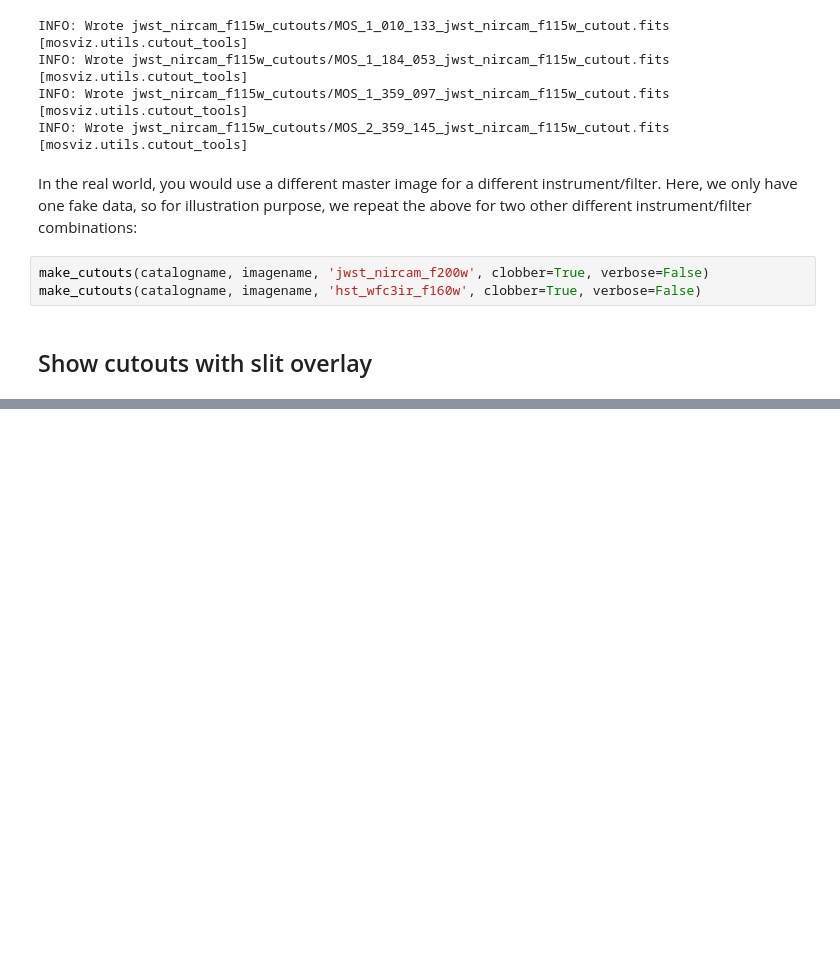
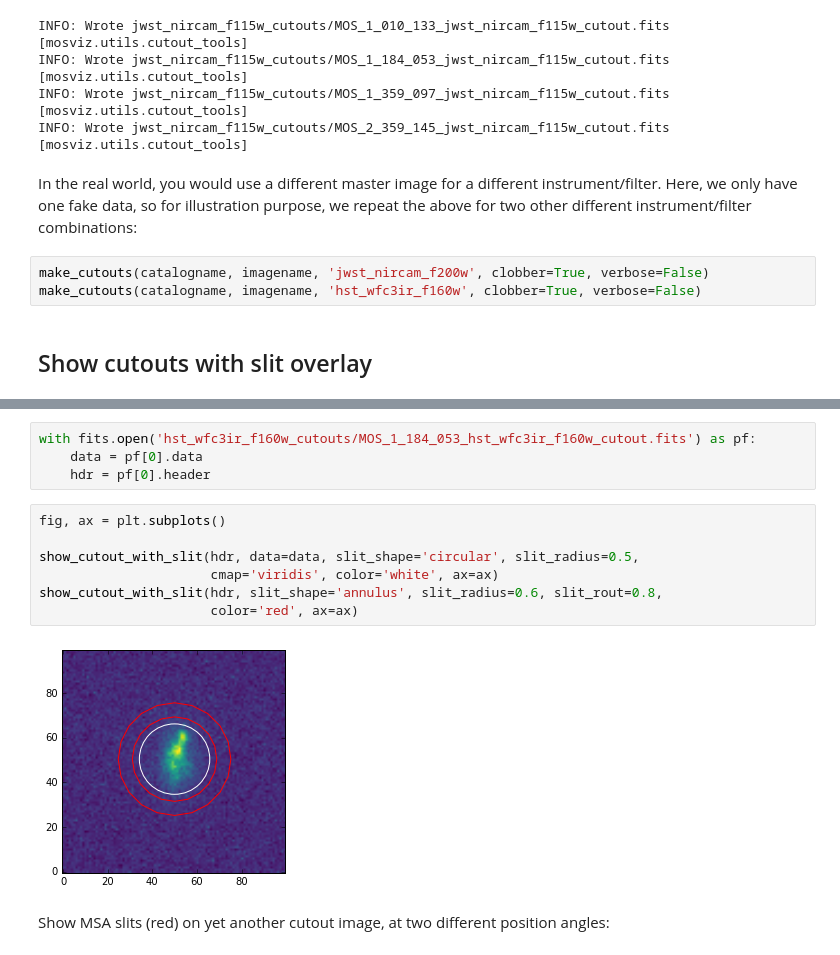
Before and after one commit to spacetelescope/mosviz, a Jupyter notebook: docs/mosviz/notebooks/make_cutouts.ipynb, the cells around one changed output, grey strips where cells are left out. Drawn from its saved outputs; the diff is of its cells as text; blank space fills up the shorter version.

```diff
--- a/docs/mosviz/notebooks/make_cutouts.ipynb
+++ b/docs/mosviz/notebooks/make_cutouts.ipynb
@@ -62,0 +64,15 @@ Plot yet another object but with a different slit appearance and save it out to
+# %%
+with fits.open('hst_wfc3ir_f160w_cutouts/MOS_1_184_053_hst_wfc3ir_f160w_cutout.fits') as pf:
+    data = pf[0].data
+    hdr = pf[0].header
+# %%
+fig, ax = plt.subplots()
+
+show_cutout_with_slit(hdr, data=data, slit_shape='circular', slit_radius=0.5,
+                      cmap='viridis', color='white', ax=ax)
+show_cutout_with_slit(hdr, slit_shape='annulus', slit_radius=0.6, slit_rout=0.8,
+                      color='red', ax=ax)
+# %% [output]
+[figure, added]
+# %% [markdown]
+Show MSA slits (red) on yet another cutout image, at two different position angles:
```
Also changed, not shown: parts of 16 cells of this notebook, 2 other files.
